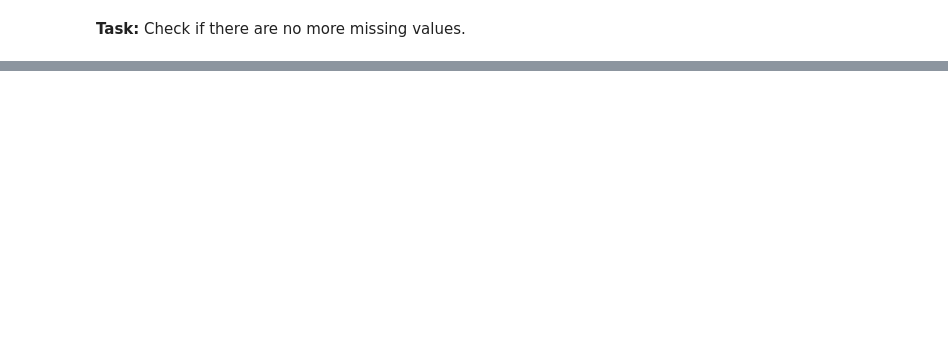
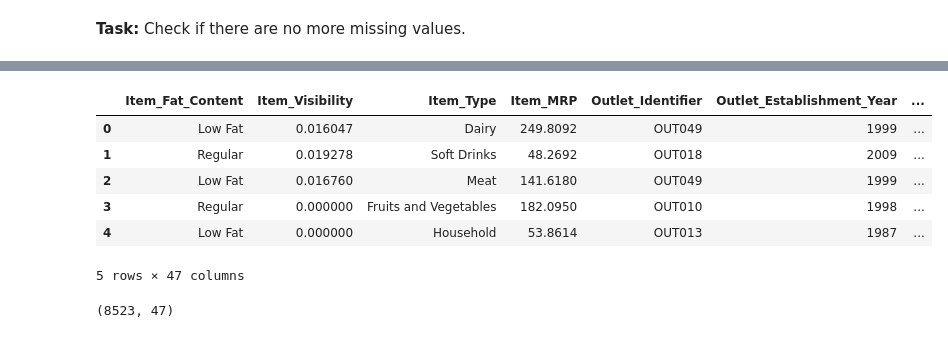
Before and after one commit to TasneemYou/data_preparation_exercise, a Jupyter notebook: data_prep_exercise.ipynb, the cells around one changed output, grey strips where cells are left out. Saved outputs shown, nothing was run; the diff lists cells and outputs as text; code cells hidden in the pictures; blank space fills up the shorter version.

```diff
--- a/data_prep_exercise.ipynb
+++ b/data_prep_exercise.ipynb
@@ -345,0 +511,9 @@ dtype: int64
+# %%
+data=data.replace({'Outlet_Size':{'Small':1,'Medium':2,'High':3},
+                  'Outlet_Location_Type':{'Tier 1': 1,'Tier 2': 2, 'Tier 3': 3},
+                  'Outlet_Type':{'Grocery Store': 0, 'Supermarket Type1': 1,'Supermarket Type2': 2,'Supermarket Type3': 3}})
+# %%
+data.drop('Item_Identifier',axis=1,inplace=True)
+# %%
+cat_feats = data.dtypes[data.dtypes == 'object'].index.tolist()
+df_dummy = pd.get_dummies(data[cat_feats])
@@ -345,0 +554,16 @@ dtype: int64
+# %%
+data_feature_engg= data.join(df_dummy)
+# %%
+data_feature_engg.head()
+# %% [output]
+|  | Item_Fat_Content | Item_Visibility | Item_Type | Item_MRP | Outlet_Identifier | Outlet_Establishment_Year | ... |
+| 0 | Low Fat | 0.016047 | Dairy | 249.8092 | OUT049 | 1999 | ... |
+| 1 | Regular | 0.019278 | Soft Drinks | 48.2692 | OUT018 | 2009 | ... |
+| 2 | Low Fat | 0.016760 | Meat | 141.6180 | OUT049 | 1999 | ... |
+| 3 | Regular | 0.000000 | Fruits and Vegetables | 182.0950 | OUT010 | 1998 | ... |
+| 4 | Low Fat | 0.000000 | Household | 53.8614 | OUT013 | 1987 | ... |
+5 rows × 47 columns
+# %%
+data_feature_engg.shape
+# %% [output]
+(8523, 47)
```
Also changed, not shown: parts of 52 cells of this notebook, 1 other file.
